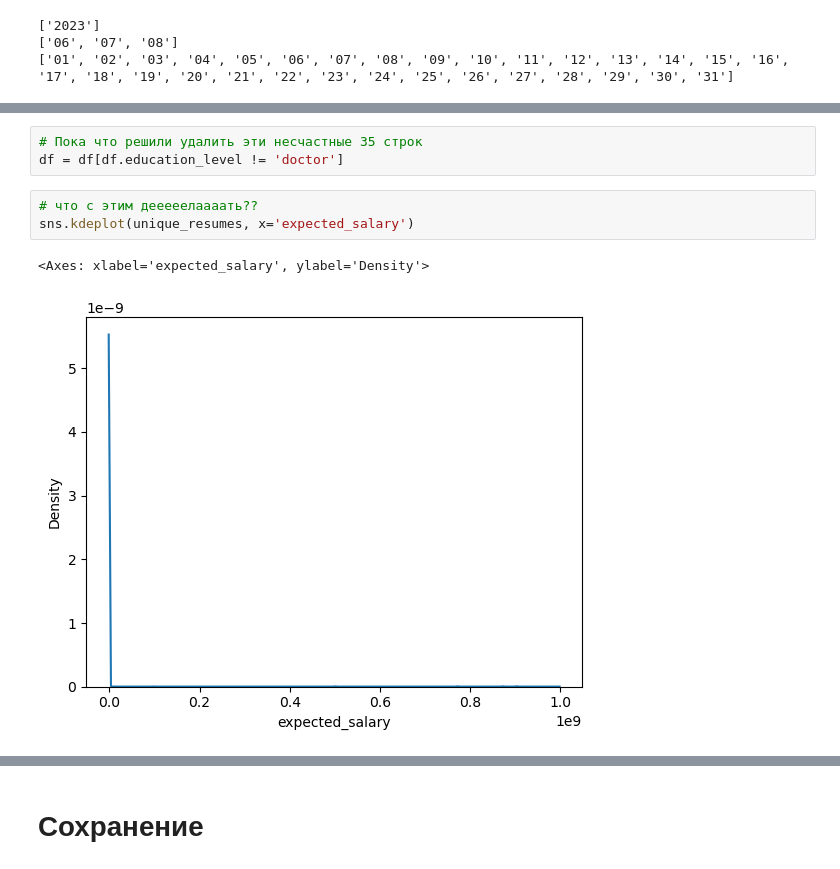
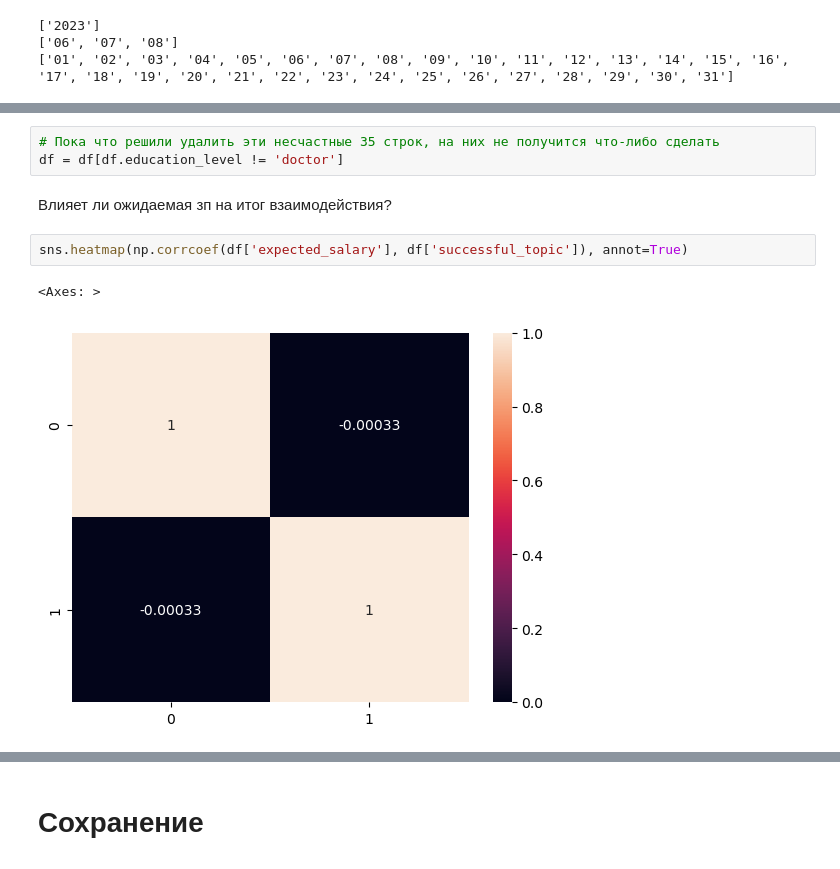
Before and after one commit to listens-to-spotify/-DA-NO-, a Jupyter notebook: preprocessing.ipynb, the cells around one changed output, grey strips where cells are left out. Cells and saved outputs as stored; diff of their text form.

```diff
--- a/preprocessing.ipynb
+++ b/preprocessing.ipynb
@@ -269,11 +252,12 @@ df[df.education_level == 'doctor']
 |  | topic_id | topic_creation_date | initial_state | final_state | resume_id | resume_creation_date | ... |
 0 rows × 27 columns
 # %%
-# Пока что решили удалить эти несчастные 35 строк
+# Пока что решили удалить эти несчастные 35 строк, на них не получится что-либо сделать
 df = df[df.education_level != 'doctor']
-# %%
-# что с этим дееееелаааать??
-sns.kdeplot(unique_resumes, x='expected_salary')
-# %% [output]
-<Axes: xlabel='expected_salary', ylabel='Density'>
-[figure, removed]
+# %% [markdown]
+Влияет ли ожидаемая зп на итог взаимодействия?
+# %%
+sns.heatmap(np.corrcoef(df['expected_salary'], df['successful_topic']), annot=True)
+# %% [output]
+<Axes: >
+[figure, added]
```
Also changed, not shown: parts of 25 cells of this notebook.
